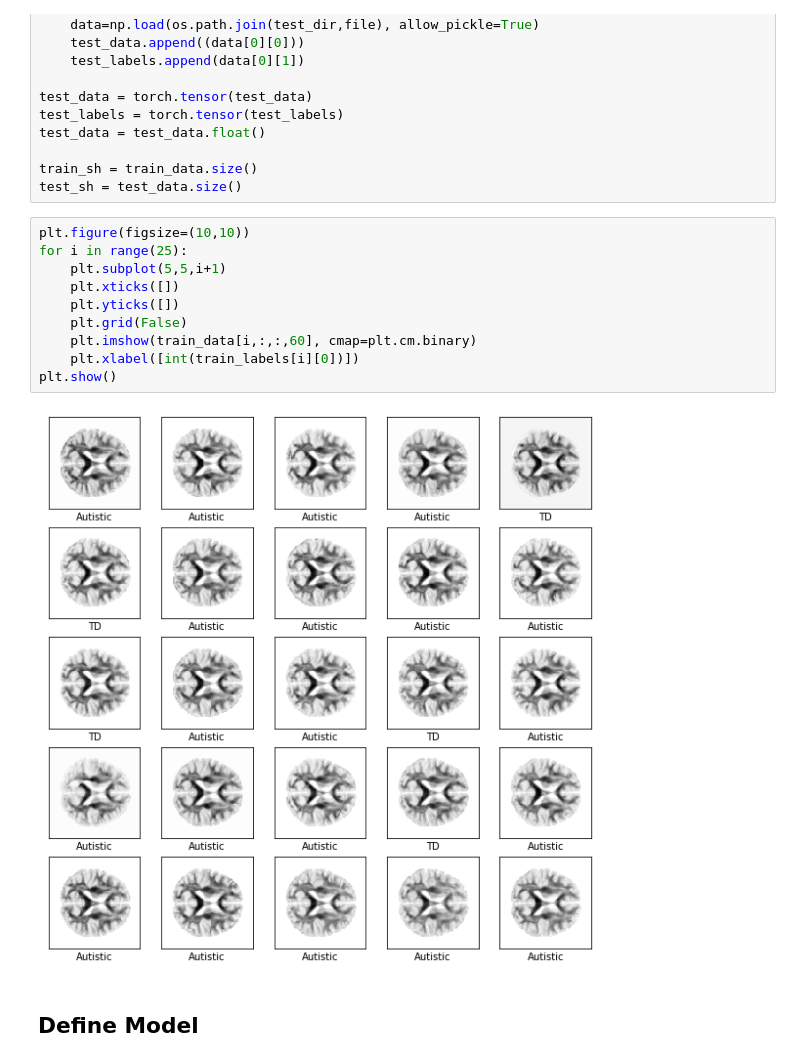
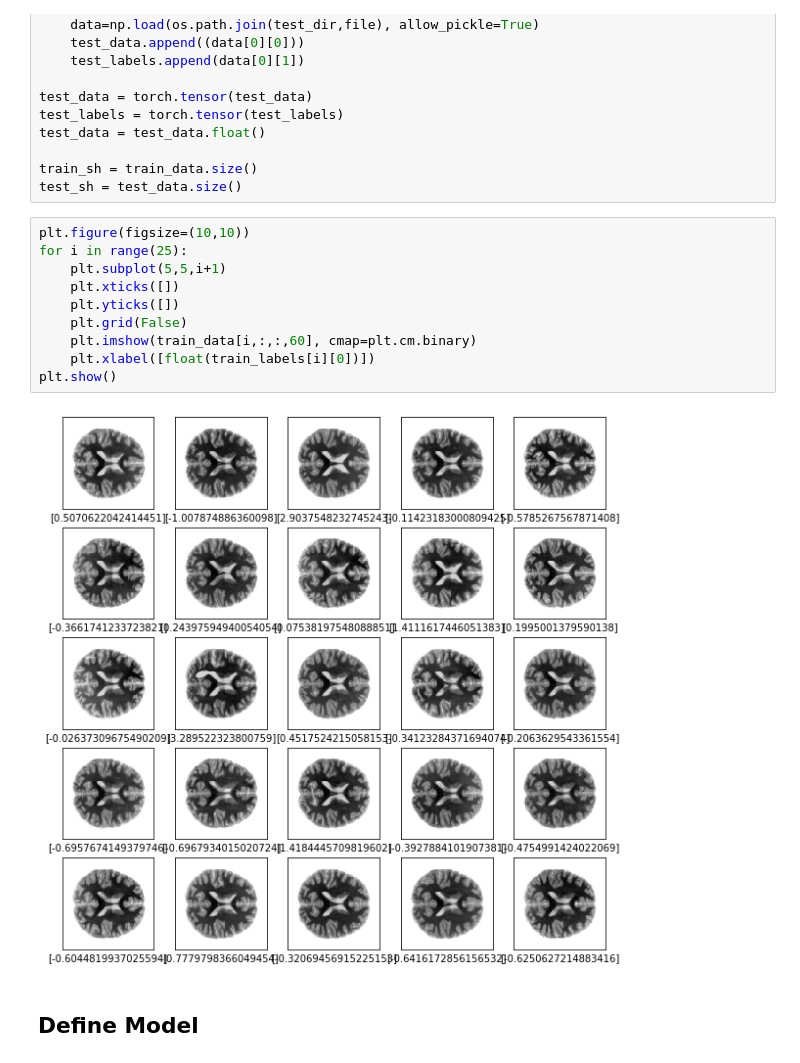
Before and after one commit to Doctor-Dolan/Convnet_Classifier, a Jupyter notebook: Convnet_Classifier/Regression_Convnet.ipynb, the cells around one changed output. Saved outputs shown, nothing was run; the diff lists cells and outputs as text.

```diff
--- a/Convnet_Classifier/Regression_Convnet.ipynb
+++ b/Convnet_Classifier/Regression_Convnet.ipynb
@@ -36,15 +36,15 @@ test_sh = test_data.size()
 # %%
 plt.figure(figsize=(10,10))
 for i in range(25):
     plt.subplot(5,5,i+1)
     plt.xticks([])
     plt.yticks([])
     plt.grid(False)
     plt.imshow(train_data[i,:,:,60], cmap=plt.cm.binary)
-    plt.xlabel([int(train_labels[i][0])])
+    plt.xlabel([float(train_labels[i][0])])
 plt.show()
 # %% [output]
-[figure, old version]
+[figure, new version]
 # %% [markdown]
 ## Define Model
 # %%
```
Also changed, not shown: parts of 3 cells of this notebook, 2 other files.
